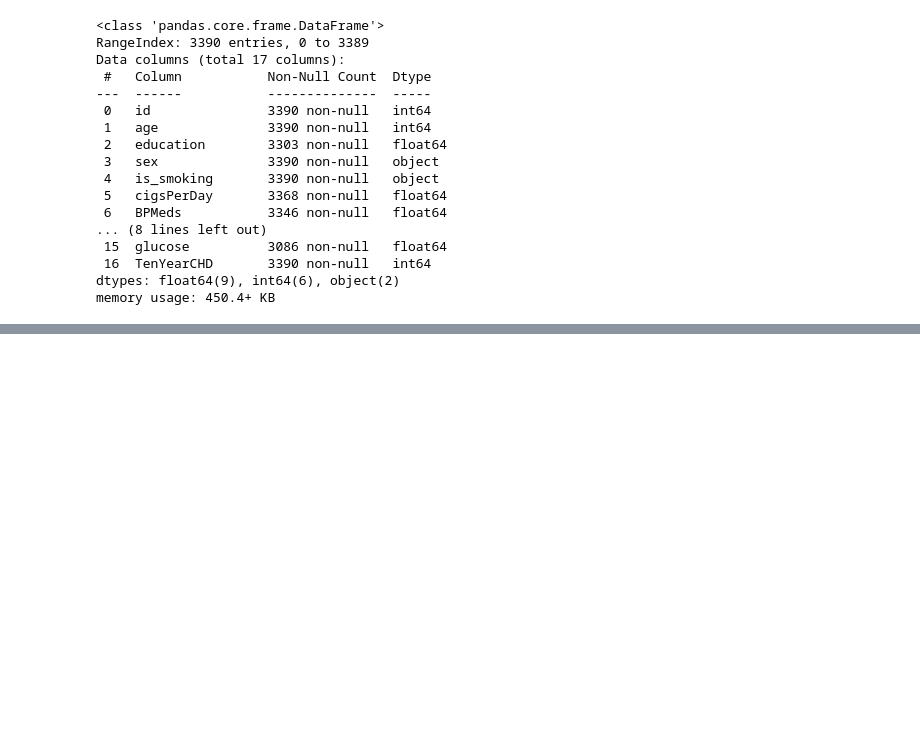
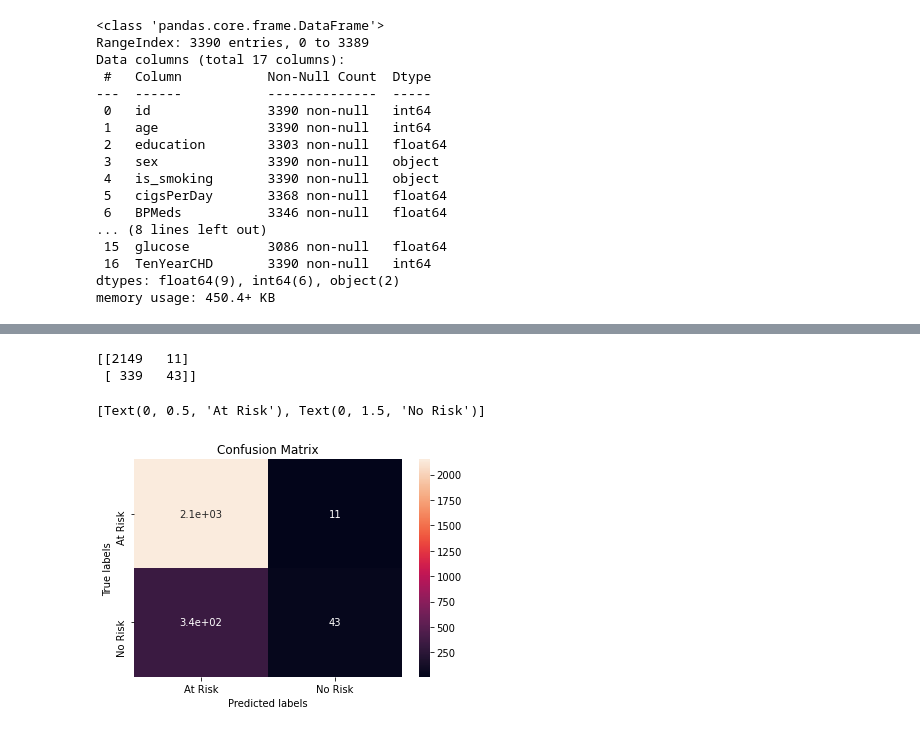
Before and after one commit to ameenattar92/Cardiovascular-Risk-Prediction, a Jupyter notebook: Pradip_Cardiovascular_Risk_Prediction.ipynb, the cells around one changed output, grey strips where cells are left out. Cells and saved outputs as stored; diff of their text form; code cells hidden in the pictures; blank space fills up the shorter version.

```diff
--- a/Pradip_Cardiovascular_Risk_Prediction.ipynb
+++ b/Pradip_Cardiovascular_Risk_Prediction.ipynb
@@ -81,0 +285,7 @@ memory usage: 450.4+ KB
+# %%
+# build model and train it
+naive_bayes_model = GaussianNB().fit(X_train,Y_train)
+# %%
+# predict values
+train_preds = naive_bayes_model.predict(X_train)
+test_preds = naive_bayes_model.predict(X_test)
@@ -81,0 +300,18 @@ memory usage: 450.4+ KB
+# %%
+# Get the confusion matrix for train
+labels = ['At Risk', 'No Risk']
+cm = confusion_matrix(Y_train, train_preds)
+print(cm)
+ax= plt.subplot()
+sns.heatmap(cm, annot=True, ax = ax) #annot=True to annotate cells
+# labels, title and ticks
+ax.set_xlabel('Predicted labels')
+ax.set_ylabel('True labels')
+ax.set_title('Confusion Matrix')
+ax.xaxis.set_ticklabels(labels)
+ax.yaxis.set_ticklabels(labels)
+# %% [output]
+[[2149   11]
+ [ 339   43]]
+[Text(0, 0.5, 'At Risk'), Text(0, 1.5, 'No Risk')]
+[figure, added]
```
Also changed, not shown: parts of 41 cells of this notebook.
